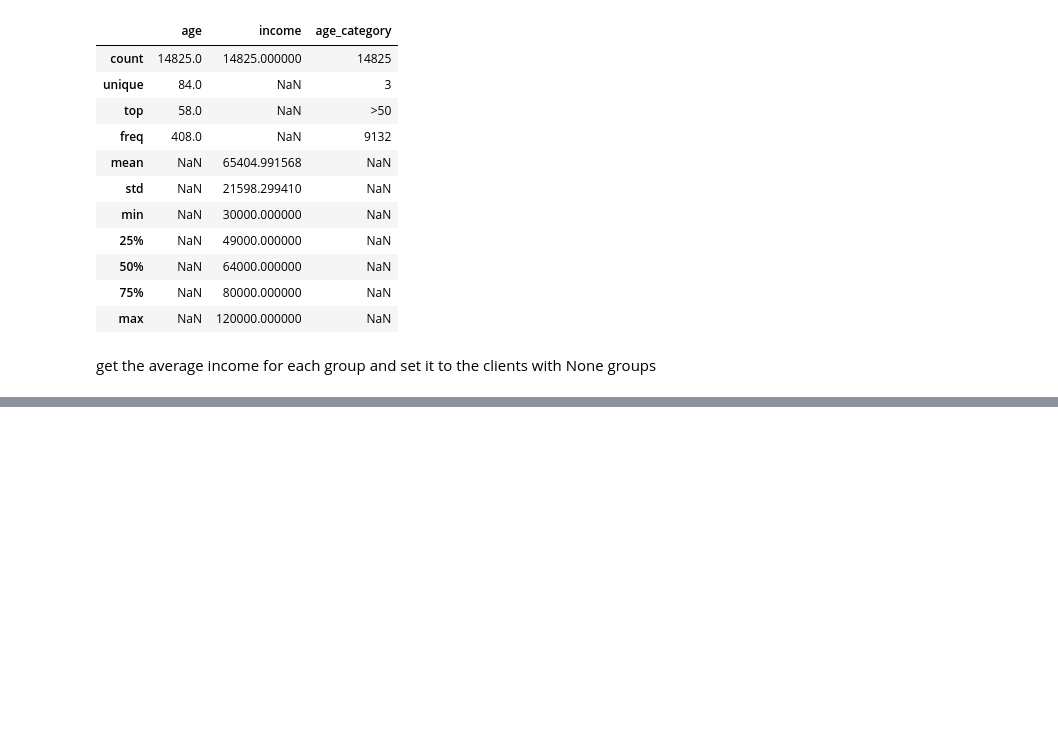
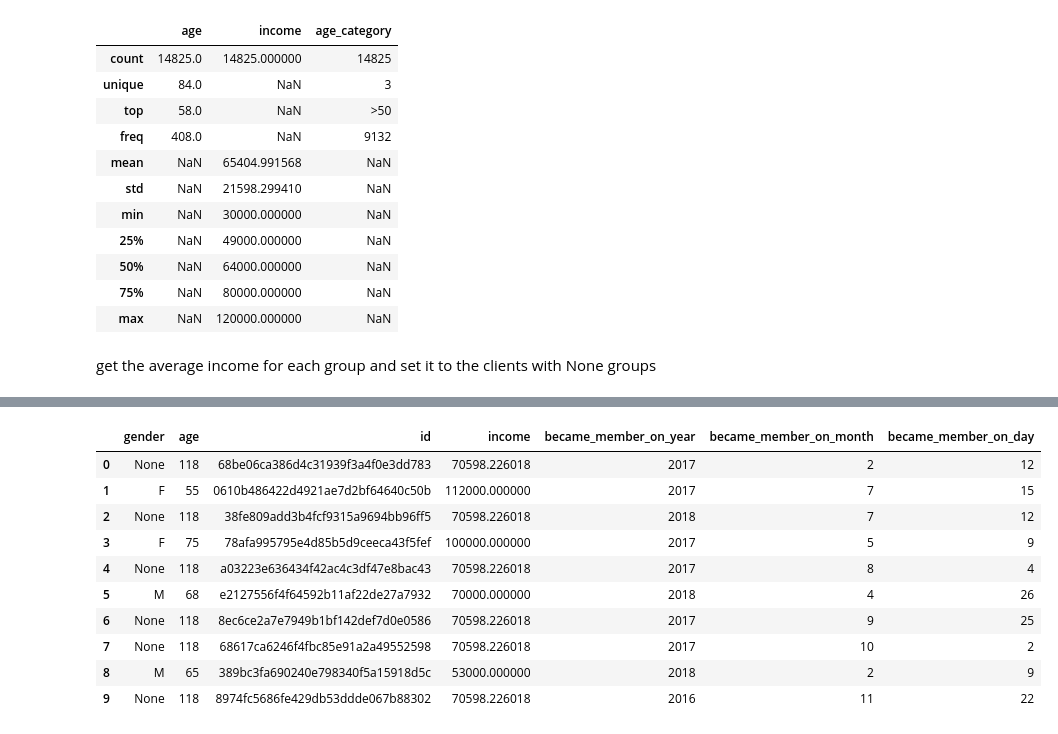
Before and after one commit to Moodrammer/ml-model-sagemaker-capstone, a Jupyter notebook: Starbucks_Capstone_notebook.ipynb, the cells around one changed output, grey strips where cells are left out. Cells and saved outputs as stored; diff of their text form; code cells hidden in the pictures; blank space fills up the shorter version.

```diff
--- a/Starbucks_Capstone_notebook.ipynb
+++ b/Starbucks_Capstone_notebook.ipynb
@@ -462,0 +491,14 @@ profile_df.describe(include='all')
+# %%
+profile_df.head(10)
+# %% [output]
+|  | gender | age | id | income | became_member_on_year | became_member_on_month | became_member_on_day |
+| 0 | None | 118 | 68be06ca386d4c31939f3a4f0e3dd783 | 70598.226018 | 2017 | 2 | 12 |
+| 1 | F | 55 | 0610b486422d4921ae7d2bf64640c50b | 112000.000000 | 2017 | 7 | 15 |
+| 2 | None | 118 | 38fe809add3b4fcf9315a9694bb96ff5 | 70598.226018 | 2018 | 7 | 12 |
+| 3 | F | 75 | 78afa995795e4d85b5d9ceeca43f5fef | 100000.000000 | 2017 | 5 | 9 |
+| 4 | None | 118 | a03223e636434f42ac4c3df47e8bac43 | 70598.226018 | 2017 | 8 | 4 |
+| 5 | M | 68 | e2127556f4f64592b11af22de27a7932 | 70000.000000 | 2018 | 4 | 26 |
+| 6 | None | 118 | 8ec6ce2a7e7949b1bf142def7d0e0586 | 70598.226018 | 2017 | 9 | 25 |
+| 7 | None | 118 | 68617ca6246f4fbc85e91a2a49552598 | 70598.226018 | 2017 | 10 | 2 |
+| 8 | M | 65 | 389bc3fa690240e798340f5a15918d5c | 53000.000000 | 2018 | 2 | 9 |
+| 9 | None | 118 | 8974fc5686fe429db53ddde067b88302 | 70598.226018 | 2016 | 11 | 22 |
```
Also changed, not shown: parts of 19 cells of this notebook, 2 other files.
